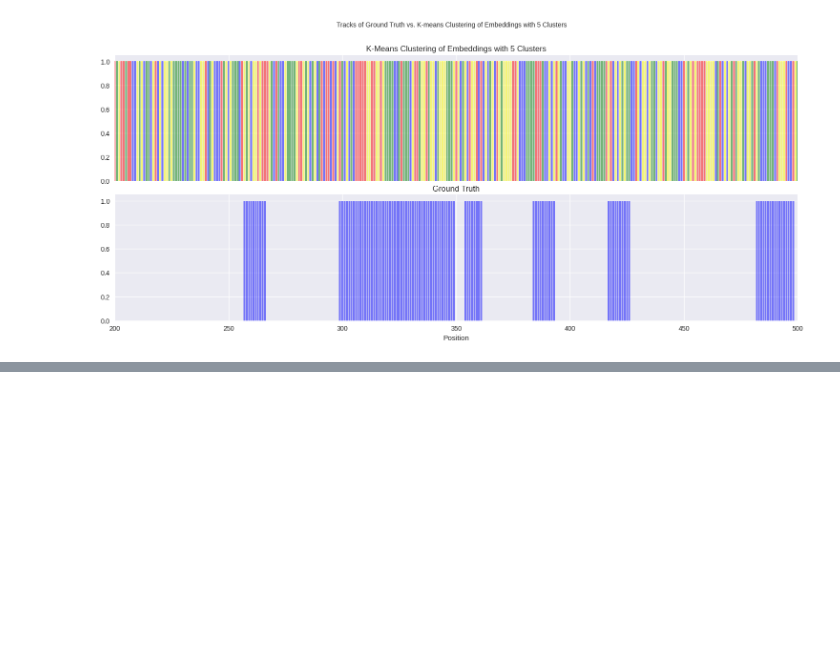
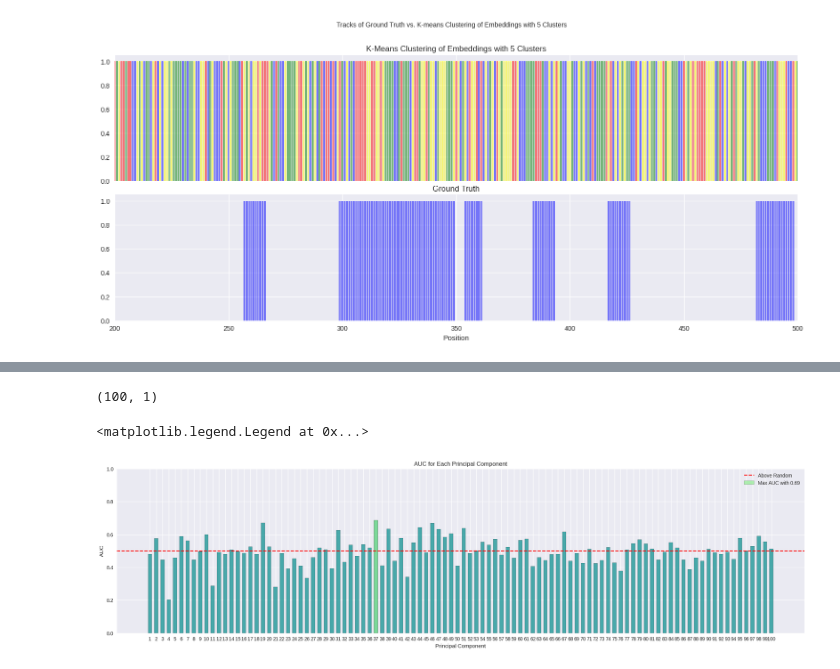
Before and after one commit to Elizabeth-Flx/ml4rg-SAEs, a Jupyter notebook: src/PCA_baseline.ipynb, the cells around one changed output, grey strips where cells are left out. Saved outputs shown, nothing was run; the diff lists cells and outputs as text; code cells hidden in the pictures; blank space fills up the shorter version.

```diff
--- a/src/PCA_baseline.ipynb
+++ b/src/PCA_baseline.ipynb
@@ -326,0 +160,3 @@ axs[1].bar(range(len(ground_truth_track)), ground_truth_track, color='blue', alp
+# %%
+ground_truth_flattened = ground_truth.reshape(-1, 58)
+ground_truth_flattened[:, 57].shape
@@ -326,0 +165,4 @@ axs[1].bar(range(len(ground_truth_track)), ground_truth_track, color='blue', alp
+# %%
+auc_matrix = evaluate_feature.calculate_AUC_matrix(pca_k_values, ground_truth_flattened[:,57].reshape(-1, 1))
+# Save the AUC matrix
+np.save(f"{data_dir}/auc_matrices/auc_matrix.npy", auc_matrix)
@@ -326,0 +173,24 @@ axs[1].bar(range(len(ground_truth_track)), ground_truth_track, color='blue', alp
+# %%
+auc_matrix.shape
+# %% [output]
+(100, 1)
+# %%
+# Plot Bar for AUC of each PC
+plt.figure(figsize=(25, 6))
+plt.style.use('seaborn-v0_8-deep')
+plt.bar(range(1, k + 1), auc_matrix.flatten(), color='darkcyan', edgecolor='black', width=0.6, alpha=0.7)
+plt.axhline(y=0.5, color='red', linestyle='--', label='Above Random')
+plt.xlabel('Principal Component')
+plt.ylabel('AUC')
+plt.title('AUC for Each Principal Component')
+
+plt.ylim(0, 1)
+plt.xticks(range(1, k + 1))
+# color the bar with higher AUC in green
+max_auc = np.max(auc_matrix)
+max_auc_index = np.argmax(auc_matrix)
+plt.bar(max_auc_index + 1, auc_matrix.flatten()[max_auc_index], color='lightgreen', edgecolor='black', width=0.6, alpha=0.7, label=f'Max AUC with {max_auc:.2f}')
+plt.legend()
+# %% [output]
+<matplotlib.legend.Legend at 0x...>
+[figure, added]
```
Also changed, not shown: parts of 32 cells of this notebook.
